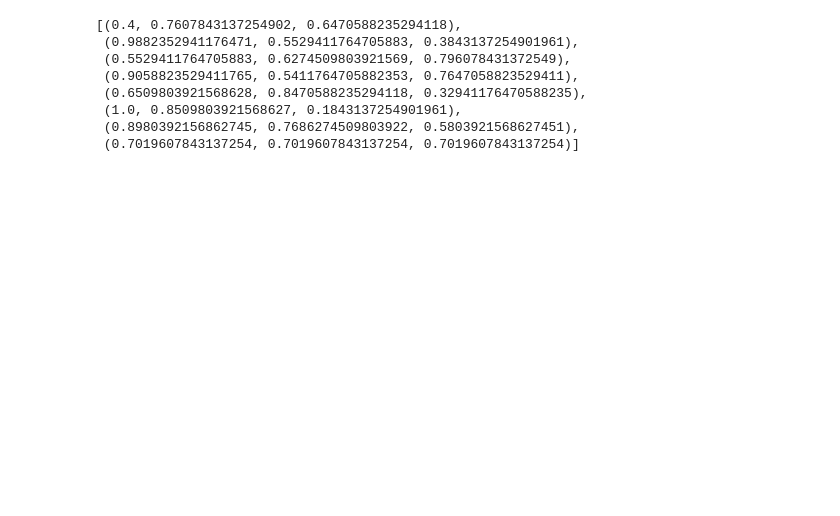
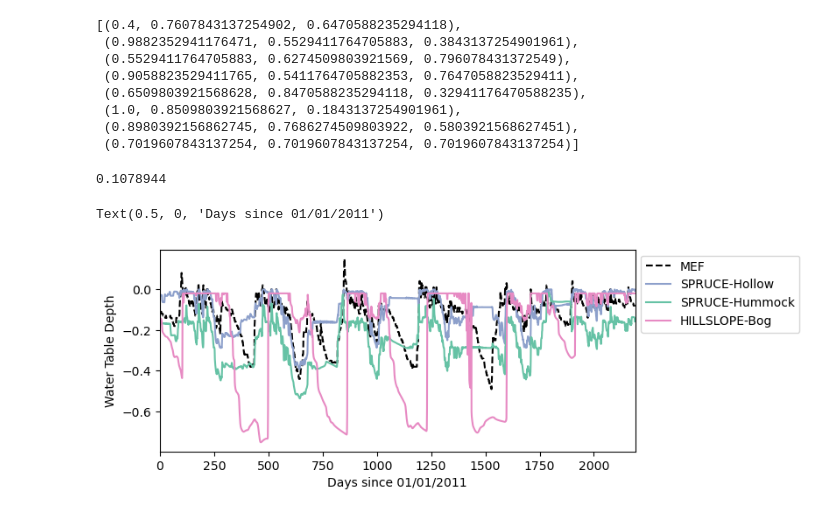
Before and after one commit to mwdjones/peatlandMIP, a Jupyter notebook: 03_plots-AGU.ipynb, the cells around one changed output. Saved outputs shown, nothing was run; the diff lists cells and outputs as text; code cells hidden in the pictures; blank space fills up the shorter version.

```diff
--- a/03_plots-AGU.ipynb
+++ b/03_plots-AGU.ipynb
@@ -160,6 +155,31 @@ sns.color_palette("Set2")
  (1.0, 0.8509803921568627, 0.1843137254901961),
  (0.8980392156862745, 0.7686274509803922, 0.5803921568627451),
  (0.7019607843137254, 0.7019607843137254, 0.7019607843137254)]
+# %%
+HILLSLOPEcalib.FSAT.values.max()
+# %% [output]
+0.1078944
+# %%
+### Plot 0 - Full WTE time series
+fig, ax = plt.subplots(1, 1, figsize = (7, 3))
+
+
+ax.plot(wte.WTD,
+             color = 'black', linestyle = '--', label = 'MEF')
+ax.plot(-SPRUCEcalib.sel(lndgrid = 1).ZWT,
+             label = 'SPRUCE-Hollow', color = pal[2])
+ax.plot(-SPRUCEcalib.sel(lndgrid = 0).ZWT,
+             label = 'SPRUCE-Hummock', color = pal[0])
+ax.plot(-np.array(HILLSLOPEcalibcol.sel(column = 1).ZWT).reshape(2190),
+             label = 'HILLSLOPE-Bog', color = pal[3])
+
+ax.set_xlim(0, 2190)
+ax.legend(bbox_to_anchor = (1,1))
+ax.set_ylabel('Water Table Depth')
+ax.set_xlabel('Days since 01/01/2011')
+# %% [output]
+Text(0.5, 0, 'Days since 01/01/2011')
+[figure, added]
 # %%
 ### Plot 1 - Stacked Q, WTE, and Lateral Flow plot
 fig, ax = plt.subplots(3, 1, figsize = (7, 5),
```
Also changed, not shown: parts of 16 cells of this notebook, 23 other files.
